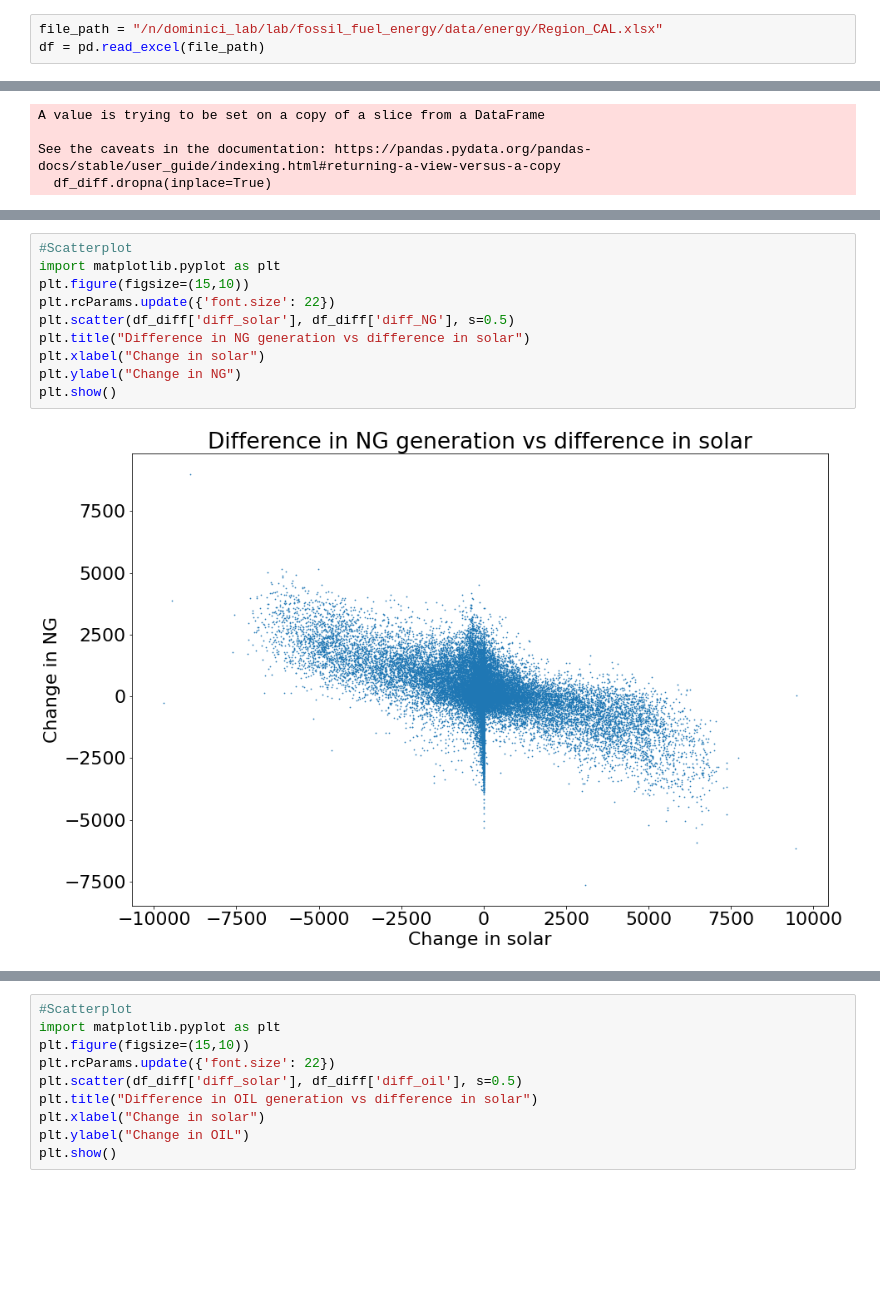
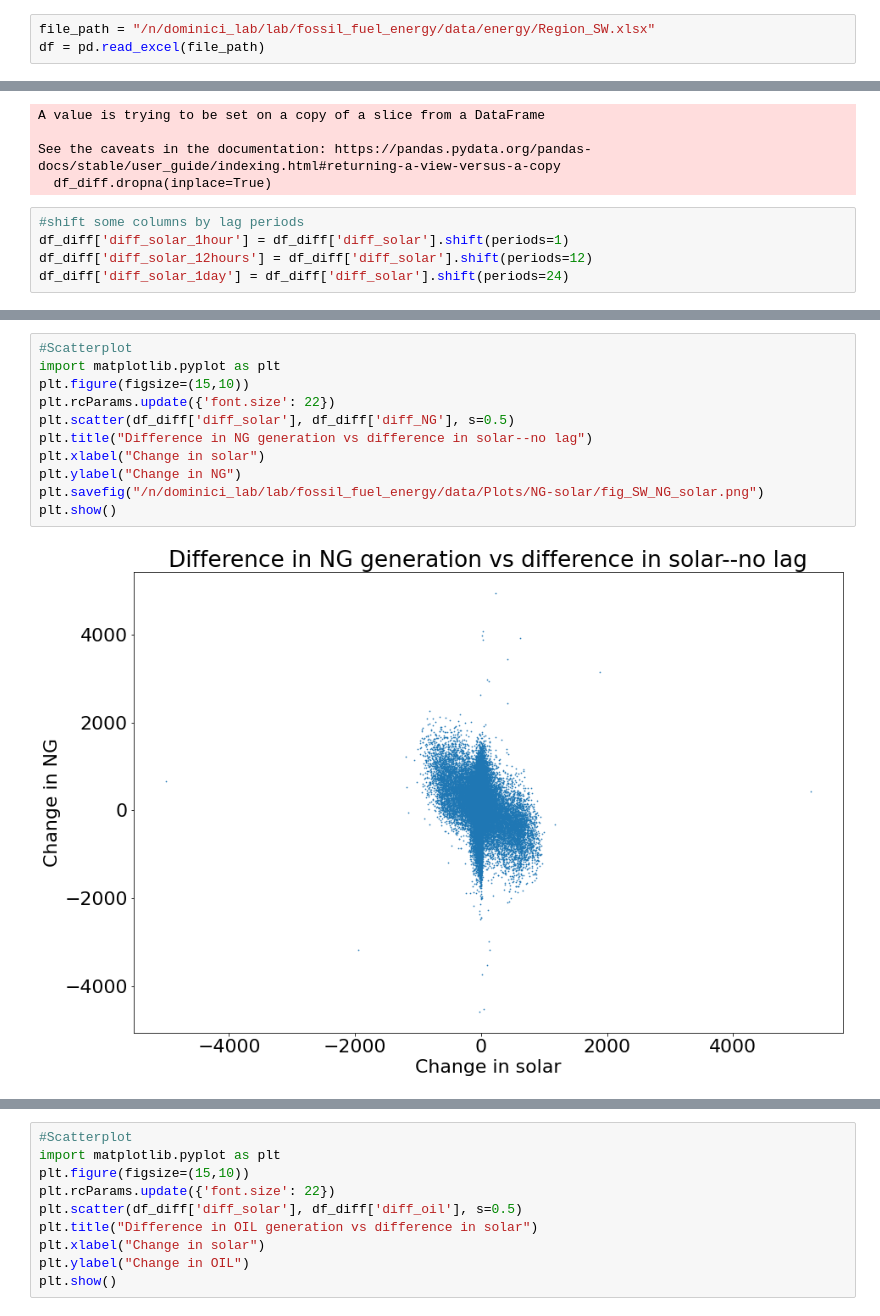
Before and after one commit to NSAPH-Projects/green-energy-optimization, a Jupyter notebook: Exploratory_data_analysis_energy.ipynb, the cells around one changed output, grey strips where cells are left out. Cells and saved outputs as stored; diff of their text form; blank space fills up the shorter version.

```diff
--- a/Exploratory_data_analysis_energy.ipynb
+++ b/Exploratory_data_analysis_energy.ipynb
@@ -3,7 +3,7 @@ import numpy as np
 import pandas as pd
 import warnings
 # %%
-file_path = "/n/dominici_lab/lab/fossil_fuel_energy/data/energy/Region_CAL.xlsx"
+file_path = "/n/dominici_lab/lab/fossil_fuel_energy/data/energy/Region_SW.xlsx"
 df = pd.read_excel(file_path)
 # %%
 print(df.head)
@@ -161,3 +161,8 @@ A value is trying to be set on a copy of a slice from a DataFrame
 
 See the caveats in the documentation: https://pandas.pydata.org/pandas-docs/stable/user_guide/indexing.html#returning-a-view-versus-a-copy
   df_diff.dropna(inplace=True)
+# %%
+#shift some columns by lag periods
+df_diff['diff_solar_1hour'] = df_diff['diff_solar'].shift(periods=1)
+df_diff['diff_solar_12hours'] = df_diff['diff_solar'].shift(periods=12)
+df_diff['diff_solar_1day'] = df_diff['diff_solar'].shift(periods=24)
@@ -164,12 +205,13 @@ See the caveats in the documentation: https://pandas.pydata.org/pandas-docs/stab
 # %%
 #Scatterplot
 import matplotlib.pyplot as plt
 plt.figure(figsize=(15,10))
 plt.rcParams.update({'font.size': 22})
 plt.scatter(df_diff['diff_solar'], df_diff['diff_NG'], s=0.5)
-plt.title("Difference in NG generation vs difference in solar")
+plt.title("Difference in NG generation vs difference in solar--no lag")
 plt.xlabel("Change in solar")
 plt.ylabel("Change in NG")
+plt.savefig("/n/dominici_lab/lab/fossil_fuel_energy/data/Plots/NG-solar/fig_SW_NG_solar.png")
 plt.show()
 # %% [output]
-[figure, old version]
+[figure, new version]
```
Also changed, not shown: parts of 15 cells of this notebook.
